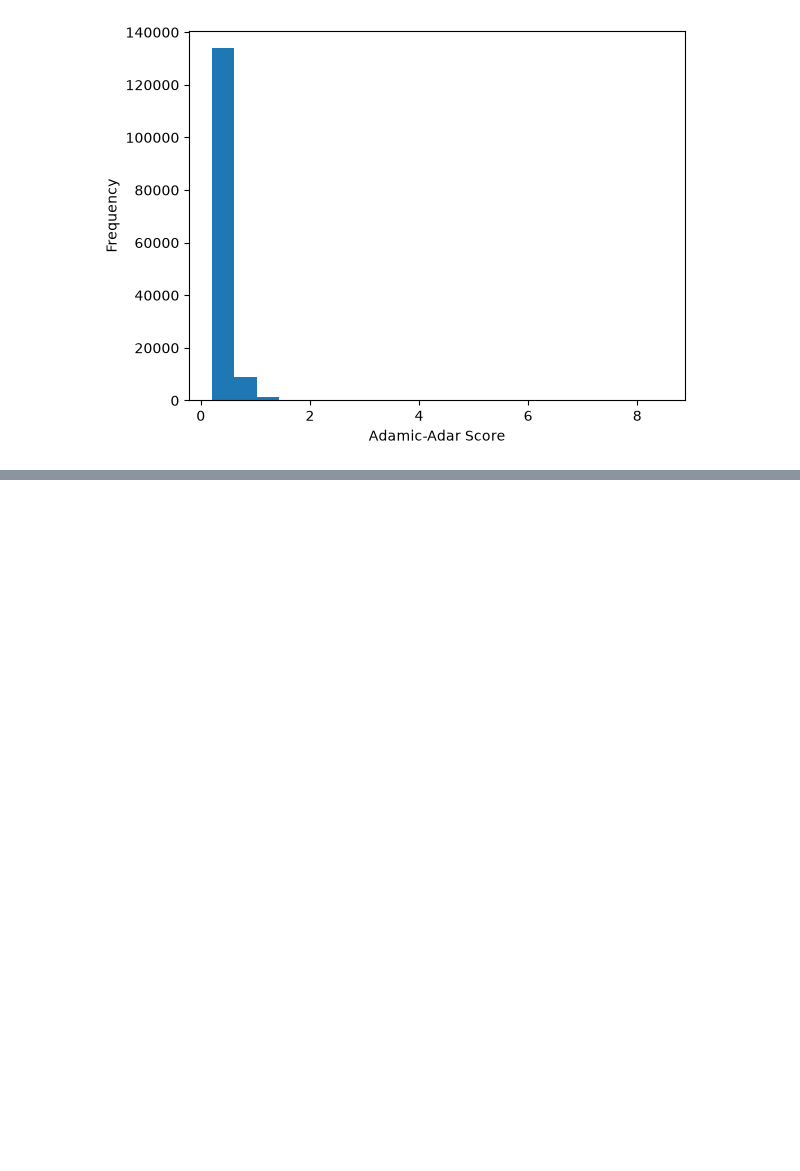
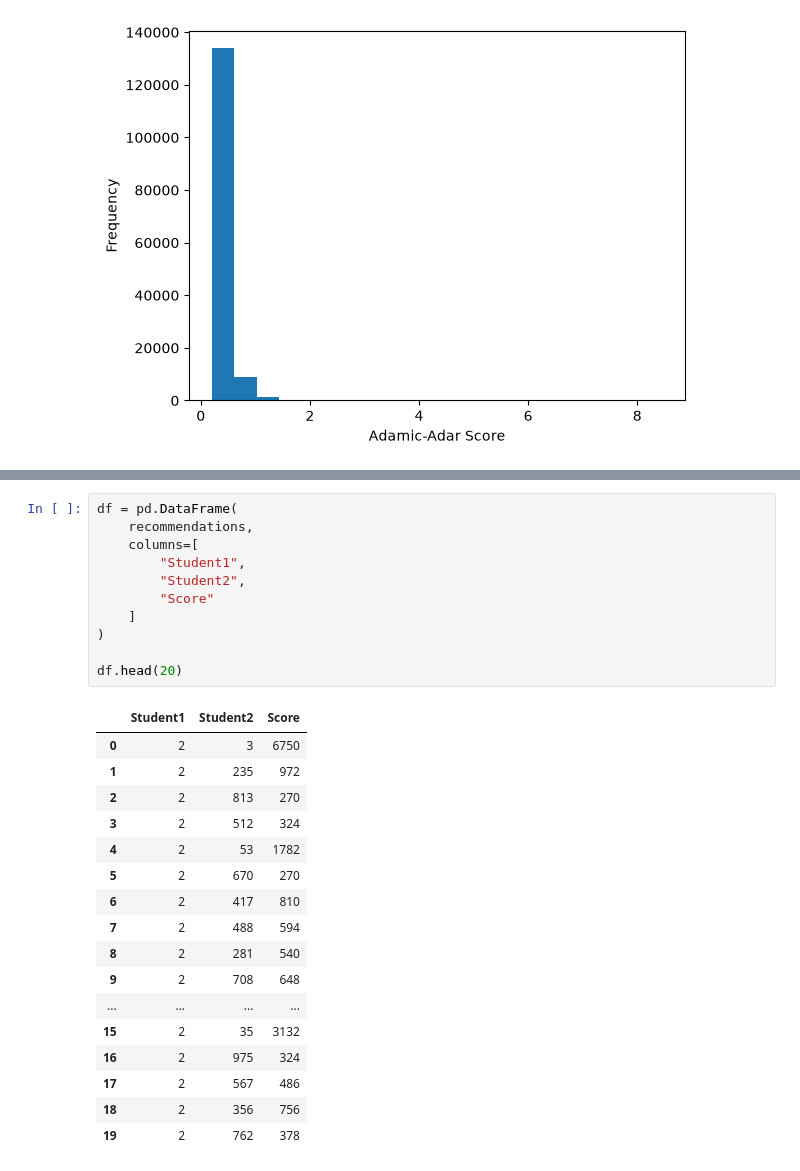
Before and after one commit to zakariatabati/graph-data-science-student-network, a Jupyter notebook: notebooks/Recommendation_algo.ipynb, the cells around one changed output, grey strips where cells are left out. Drawn from its saved outputs; the diff is of its cells as text; blank space fills up the shorter version.

```diff
--- a/notebooks/Recommendation_algo.ipynb
+++ b/notebooks/Recommendation_algo.ipynb
@@ -473,0 +505,29 @@ Text(0, 0.5, 'Frequency')
+# %%
+df = pd.DataFrame(
+    recommendations,
+    columns=[
+        "Student1",
+        "Student2",
+        "Score"
+    ]
+)
+
+df.head(20)
+# %% [output]
+|  | Student1 | Student2 | Score |
+| 0 | 2 | 3 | 6750 |
+| 1 | 2 | 235 | 972 |
+| 2 | 2 | 813 | 270 |
+| 3 | 2 | 512 | 324 |
+| 4 | 2 | 53 | 1782 |
+| 5 | 2 | 670 | 270 |
+| 6 | 2 | 417 | 810 |
+| 7 | 2 | 488 | 594 |
+| 8 | 2 | 281 | 540 |
+| 9 | 2 | 708 | 648 |
+| ... | ... | ... | ... |
+| 15 | 2 | 35 | 3132 |
+| 16 | 2 | 975 | 324 |
+| 17 | 2 | 567 | 486 |
+| 18 | 2 | 356 | 756 |
+| 19 | 2 | 762 | 378 |
```
Also changed, not shown: parts of 9 cells of this notebook.
